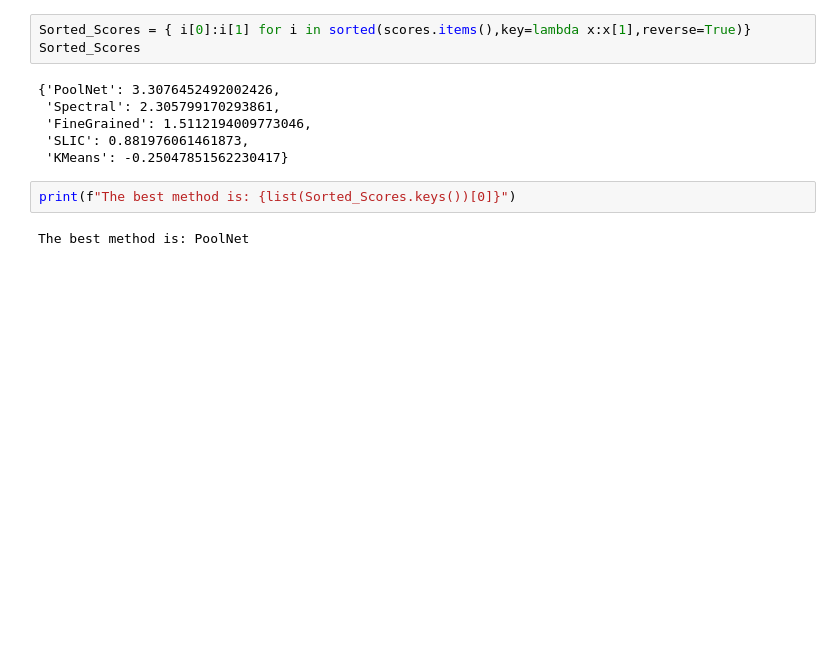
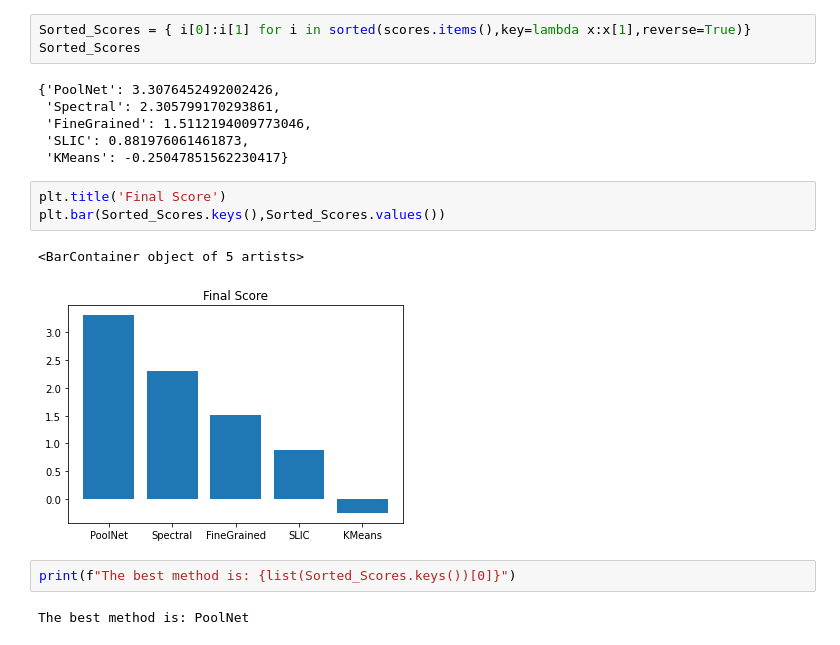
Before and after one commit to UserDebS/Saliency_Selector, a Jupyter notebook: salSelection.ipynb, the cells around one changed output. Cells and saved outputs as stored; diff of their text form; blank space fills up the shorter version.

```diff
--- a/salSelection.ipynb
+++ b/salSelection.ipynb
@@ -240,6 +301,12 @@ Sorted_Scores
  'FineGrained': 1.5112194009773046,
  'SLIC': 0.881976061461873,
  'KMeans': -0.25047851562230417}
+# %%
+plt.title('Final Score')
+plt.bar(Sorted_Scores.keys(),Sorted_Scores.values())
+# %% [output]
+<BarContainer object of 5 artists>
+[figure, added]
 # %%
 print(f"The best method is: {list(Sorted_Scores.keys())[0]}")
 # %% [output]
```
Also changed, not shown: parts of 11 cells of this notebook, 10 other files.
